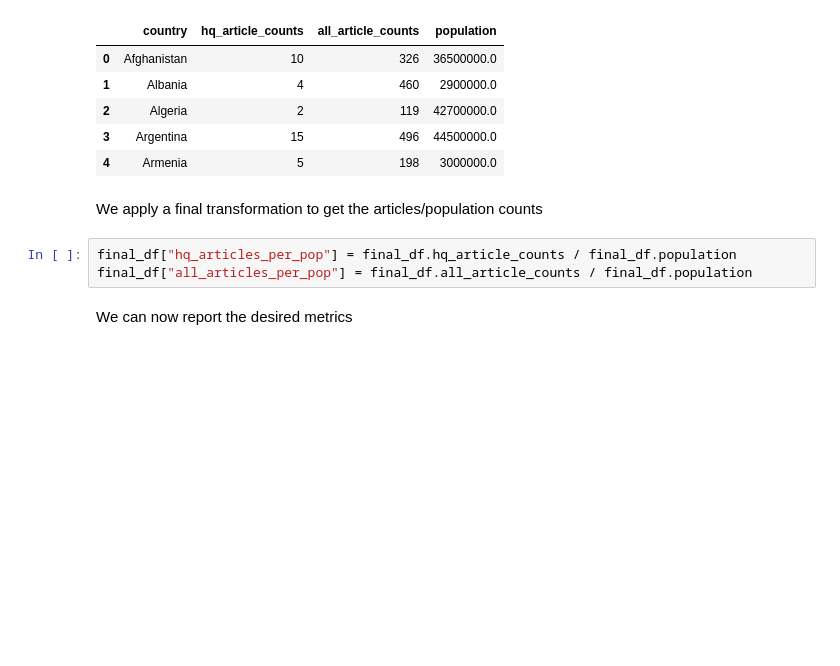
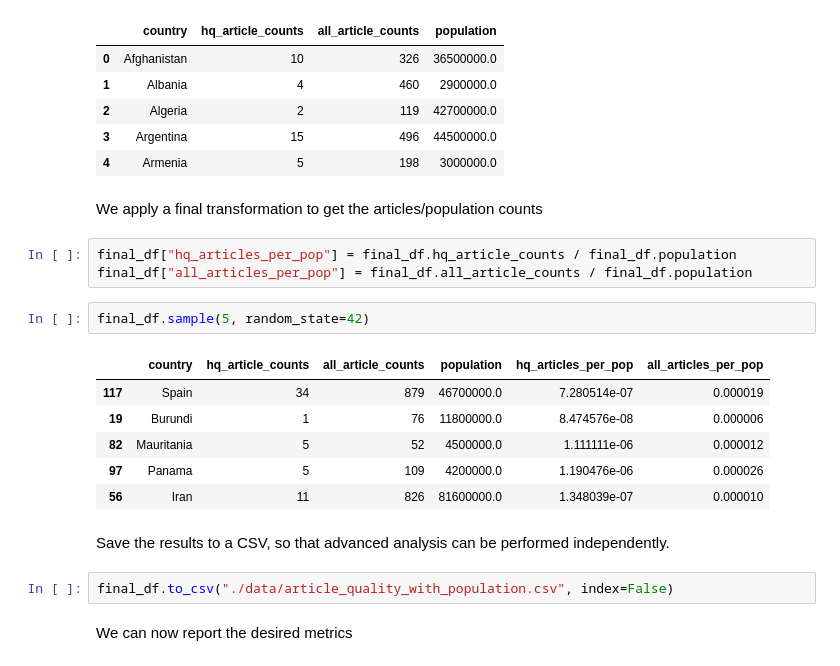
Before and after one commit to havanagrawal/data-512-a2, a Jupyter notebook: hcds-a2-bias.ipynb, the cells around one changed output. Cells and saved outputs as stored; diff of their text form; blank space fills up the shorter version.

```diff
--- a/hcds-a2-bias.ipynb
+++ b/hcds-a2-bias.ipynb
@@ -213,6 +219,19 @@ We apply a final transformation to get the articles/population counts
 # %%
 final_df["hq_articles_per_pop"] = final_df.hq_article_counts / final_df.population
 final_df["all_articles_per_pop"] = final_df.all_article_counts / final_df.population
+# %%
+final_df.sample(5, random_state=42)
+# %% [output]
+|  | country | hq_article_counts | all_article_counts | population | hq_articles_per_pop | all_articles_per_pop |
+| 117 | Spain | 34 | 879 | 46700000.0 | 7.280514e-07 | 0.000019 |
+| 19 | Burundi | 1 | 76 | 11800000.0 | 8.474576e-08 | 0.000006 |
+| 82 | Mauritania | 5 | 52 | 4500000.0 | 1.111111e-06 | 0.000012 |
+| 97 | Panama | 5 | 109 | 4200000.0 | 1.190476e-06 | 0.000026 |
+| 56 | Iran | 11 | 826 | 81600000.0 | 1.348039e-07 | 0.000010 |
+# %% [markdown]
+Save the results to a CSV, so that advanced analysis can be performed independently.
+# %%
+final_df.to_csv("./data/article_quality_with_population.csv", index=False)
 # %% [markdown]
 We can now report the desired metrics
 # %% [markdown]
```
Also changed, not shown: parts of 1 cell of this notebook, 1 other file.
